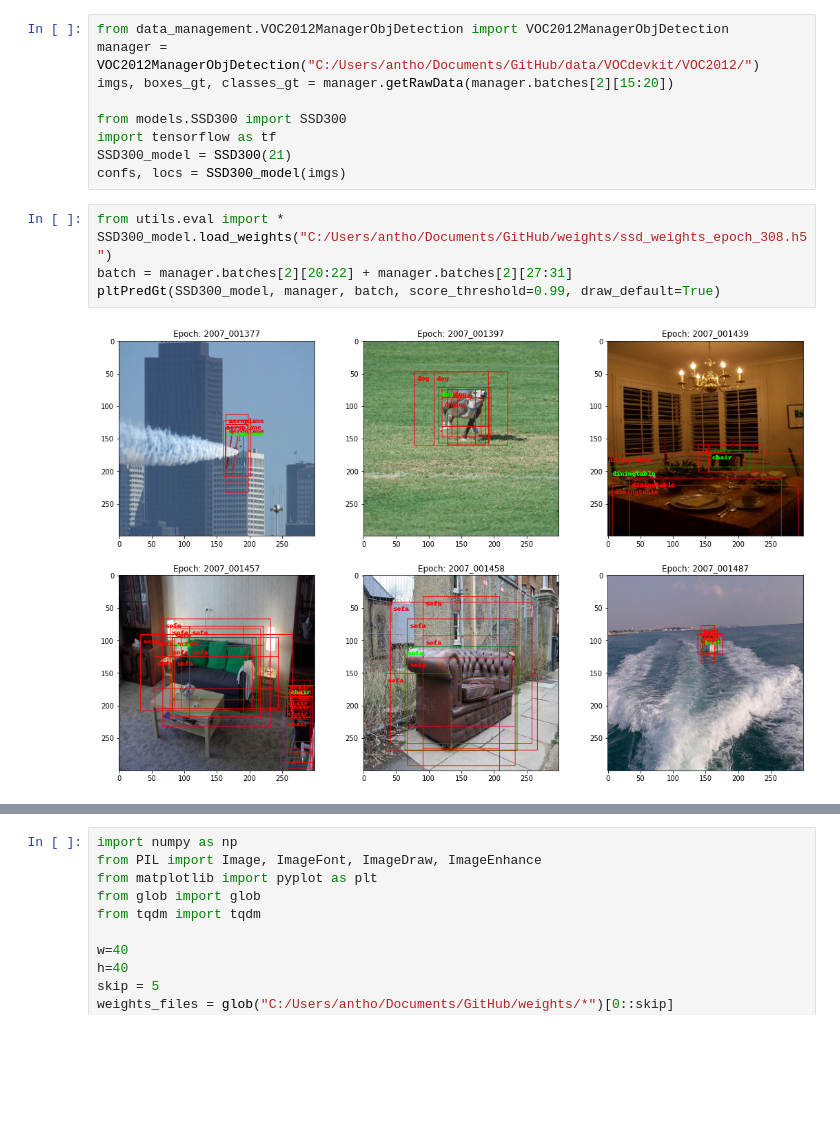
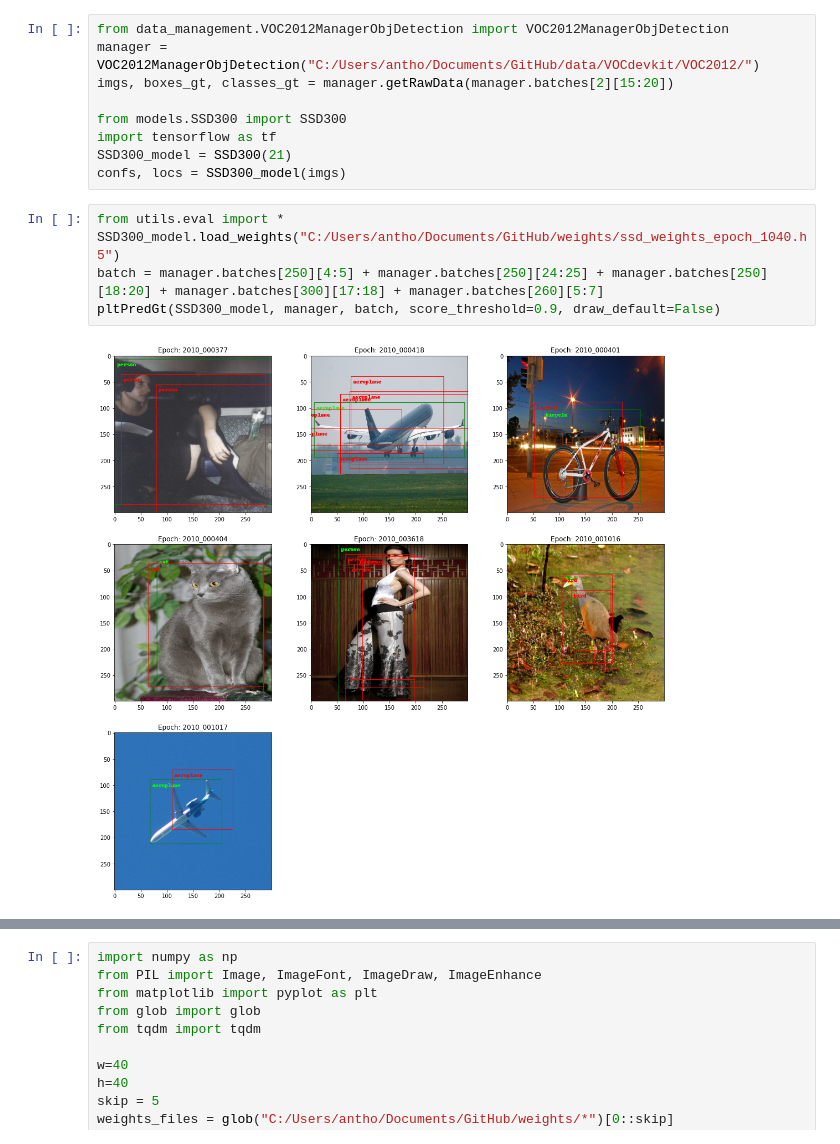
Before and after one commit to Apiquet/Tracking_SSD_ReID, a Jupyter notebook: test_SSD300.ipynb, the cells around one changed output, grey strips where cells are left out. Drawn from its saved outputs; the diff is of its cells as text; blank space fills up the shorter version.

```diff
--- a/test_SSD300.ipynb
+++ b/test_SSD300.ipynb
@@ -153,8 +153,8 @@ SSD300_model = SSD300(21)
 confs, locs = SSD300_model(imgs)
 # %%
 from utils.eval import *
-SSD300_model.load_weights("C:/Users/antho/Documents/GitHub/weights/ssd_weights_epoch_308.h5")
-batch = manager.batches[2][20:22] + manager.batches[2][27:31]
-pltPredGt(SSD300_model, manager, batch, score_threshold=0.99, draw_default=True)
+SSD300_model.load_weights("C:/Users/antho/Documents/GitHub/weights/ssd_weights_epoch_1040.h5")
+batch = manager.batches[250][4:5] + manager.batches[250][24:25] + manager.batches[250][18:20] + manager.batches[300][17:18] + manager.batches[260][5:7]
+pltPredGt(SSD300_model, manager, batch, score_threshold=0.9, draw_default=False)
 # %% [output]
-[figure, old version]
+[figure, new version]
```
Also changed, not shown: parts of 2 cells of this notebook, 1 other file.
